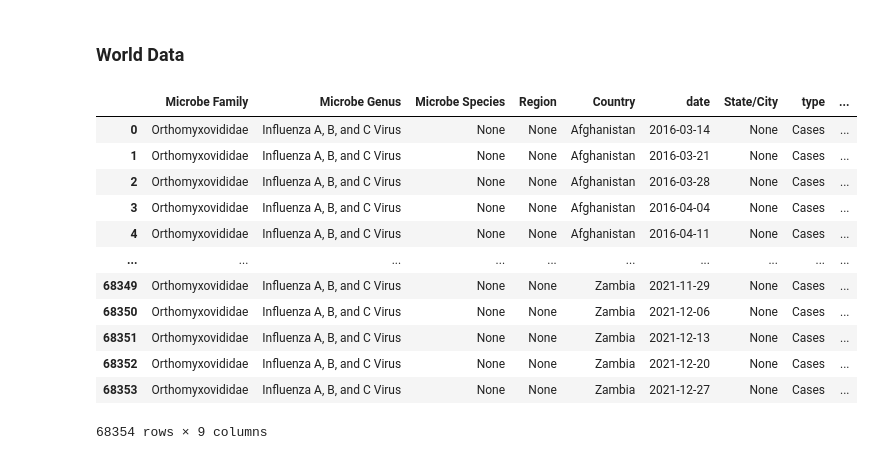
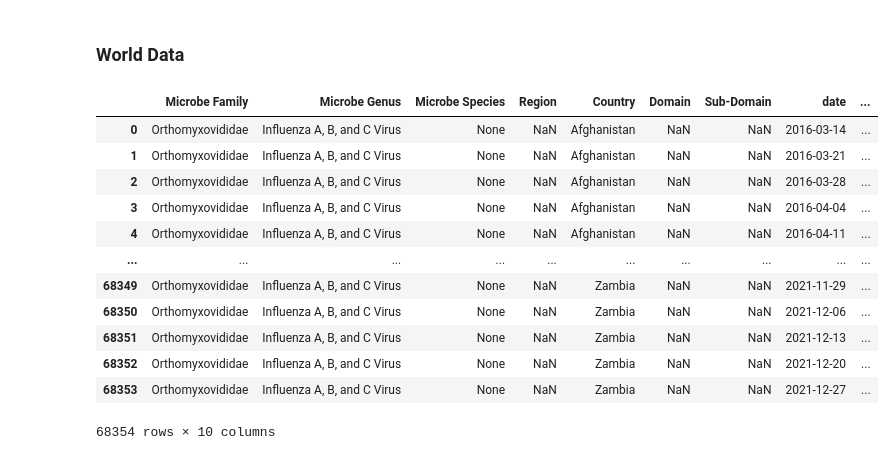
Before and after one commit to AlexWei21/Pandemic-Database, a Jupyter notebook: Internal/Processing Scripts/Influenza_Data_Preprocessing.ipynb, the cells around one changed output. Drawn from its saved outputs; the diff is of its cells as text; code cells hidden in the pictures.

```diff
--- a/Internal/Processing Scripts/Influenza_Data_Preprocessing.ipynb
+++ b/Internal/Processing Scripts/Influenza_Data_Preprocessing.ipynb
@@ -27,30 +53,31 @@ ilinet_data = ilinet_data
 # %%
 world_ilinet_data = pd.read_csv('F:/Pandemic-Database/Raw_Data/Influenza/WHO_influenza.csv')
 world_ilinet_data = world_ilinet_data.dropna(subset=['Cases of influenza-like illnesses'])
 world_ilinet_data = world_ilinet_data[['Country','Day','Cases of influenza-like illnesses']]
 world_ilinet_data = world_ilinet_data.reset_index(drop = True)
 world_ilinet_data.insert(0,'Microbe Family','Orthomyxovididae')
 world_ilinet_data.insert(1,'Microbe Genus','Influenza A, B, and C Virus')
 world_ilinet_data.insert(2,'Microbe Species', 'None' )
-world_ilinet_data.insert(3,'Region', 'None' )
-world_ilinet_data.insert(6,'State/City', 'None')
-world_ilinet_data.insert(7,'type', 'Cases')
+world_ilinet_data.insert(3,'Region', np.nan )
+world_ilinet_data.insert(5,'Domain', np.nan)
+world_ilinet_data.insert(6,'Sub-Domain', np.nan)
+world_ilinet_data.insert(8,'type', 'Cases')
 
 world_ilinet_data = world_ilinet_data.rename(columns={'Day':'date',
                                                       'Cases of influenza-like illnesses': 'number'})
 
 world_ilinet_data
 # %% [output]
-|  | Microbe Family | Microbe Genus | Microbe Species | Region | Country | date | State/City | type | ... |
-| 0 | Orthomyxovididae | Influenza A, B, and C Virus | None | None | Afghanistan | 2016-03-14 | None | Cases | ... |
-| 1 | Orthomyxovididae | Influenza A, B, and C Virus | None | None | Afghanistan | 2016-03-21 | None | Cases | ... |
-| 2 | Orthomyxovididae | Influenza A, B, and C Virus | None | None | Afghanistan | 2016-03-28 | None | Cases | ... |
-| 3 | Orthomyxovididae | Influenza A, B, and C Virus | None | None | Afghanistan | 2016-04-04 | None | Cases | ... |
-| 4 | Orthomyxovididae | Influenza A, B, and C Virus | None | None | Afghanistan | 2016-04-11 | None | Cases | ... |
+|  | Microbe Family | Microbe Genus | Microbe Species | Region | Country | Domain | Sub-Domain | date | ... |
+| 0 | Orthomyxovididae | Influenza A, B, and C Virus | None | NaN | Afghanistan | NaN | NaN | 2016-03-14 | ... |
+| 1 | Orthomyxovididae | Influenza A, B, and C Virus | None | NaN | Afghanistan | NaN | NaN | 2016-03-21 | ... |
+| 2 | Orthomyxovididae | Influenza A, B, and C Virus | None | NaN | Afghanistan | NaN | NaN | 2016-03-28 | ... |
+| 3 | Orthomyxovididae | Influenza A, B, and C Virus | None | NaN | Afghanistan | NaN | NaN | 2016-04-04 | ... |
+| 4 | Orthomyxovididae | Influenza A, B, and C Virus | None | NaN | Afghanistan | NaN | NaN | 2016-04-11 | ... |
 | ... | ... | ... | ... | ... | ... | ... | ... | ... | ... |
-| 68349 | Orthomyxovididae | Influenza A, B, and C Virus | None | None | Zambia | 2021-11-29 | None | Cases | ... |
-| 68350 | Orthomyxovididae | Influenza A, B, and C Virus | None | None | Zambia | 2021-12-06 | None | Cases | ... |
-| 68351 | Orthomyxovididae | Influenza A, B, and C Virus | None | None | Zambia | 2021-12-13 | None | Cases | ... |
-| 68352 | Orthomyxovididae | Influenza A, B, and C Virus | None | None | Zambia | 2021-12-20 | None | Cases | ... |
-| 68353 | Orthomyxovididae | Influenza A, B, and C Virus | None | None | Zambia | 2021-12-27 | None | Cases | ... |
+| 68349 | Orthomyxovididae | Influenza A, B, and C Virus | None | NaN | Zambia | NaN | NaN | 2021-11-29 | ... |
+| 68350 | Orthomyxovididae | Influenza A, B, and C Virus | None | NaN | Zambia | NaN | NaN | 2021-12-06 | ... |
+| 68351 | Orthomyxovididae | Influenza A, B, and C Virus | None | NaN | Zambia | NaN | NaN | 2021-12-13 | ... |
+| 68352 | Orthomyxovididae | Influenza A, B, and C Virus | None | NaN | Zambia | NaN | NaN | 2021-12-20 | ... |
+| 68353 | Orthomyxovididae | Influenza A, B, and C Virus | None | NaN | Zambia | NaN | NaN | 2021-12-27 | ... |
-68354 rows × 9 columns
+68354 rows × 10 columns
```
Also changed, not shown: parts of 9 cells of this notebook, 5 other files.
